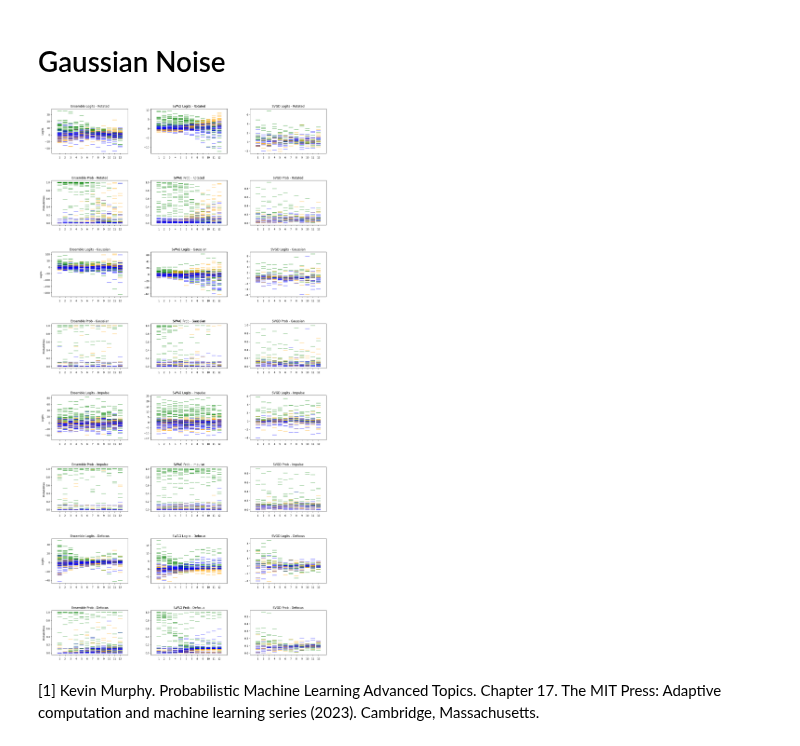
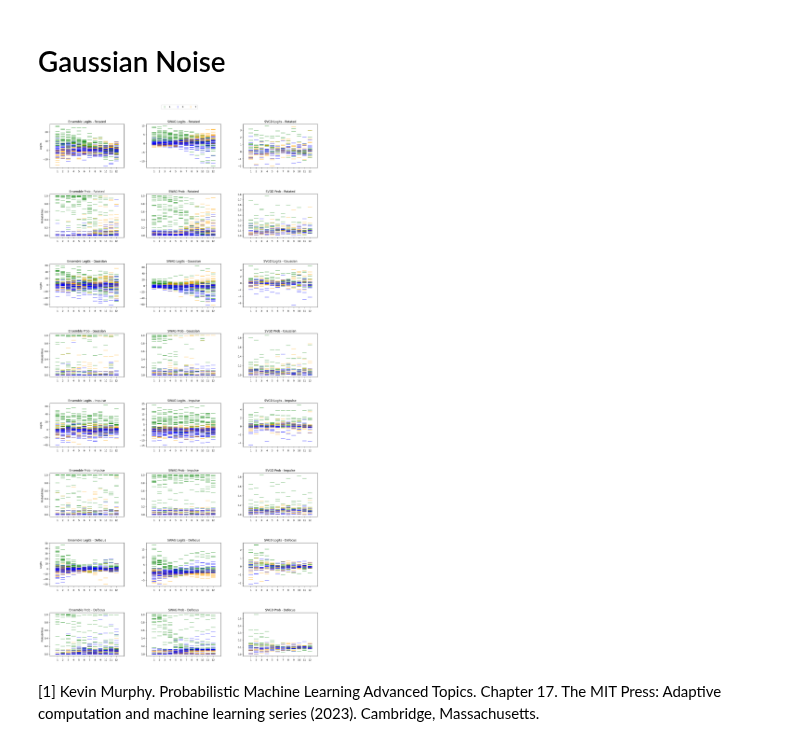
Before and after one commit to lbai-lab/push, a Jupyter notebook: docs/source/tutorials/02_Uncertainty_Quantification/augmentation.ipynb, the cells around one changed output. Saved outputs shown, nothing was run; the diff lists cells and outputs as text; code cells hidden in the pictures.

Commit message:
legend augmentation

```diff
--- a/docs/source/tutorials/02_Uncertainty_Quantification/augmentation.ipynb
+++ b/docs/source/tutorials/02_Uncertainty_Quantification/augmentation.ipynb
@@ -290,33 +290,41 @@ outputs_dict = {
     'Defocus': (defocus_ensemble_outputs, defocus_swag_outputs, defocus_svgd_outputs, defocus_loaders)
 }
 
 
 # Plotting code
 fig_width, fig_height = 20, 40  # Increase figure height to provide more space
 fig, axes = plt.subplots(nrows=2*len(noise_types), ncols=len(method_names), figsize=(fig_width, fig_height))
 
 for row_idx, noise in enumerate(noise_types):
     for col_idx, method in enumerate(method_names):
         outputs, loaders = outputs_dict[noise][col_idx], outputs_dict[noise][-1]
         # Plot logits
         ax_logits = axes[2*row_idx, col_idx]
         plot_data(ax_logits, outputs, f"{method} Logits - {noise}", loaders, stat_type='logits')
         # Plot probabilities
         ax_prob = axes[2*row_idx + 1, col_idx]
         plot_data(ax_prob, outputs, f"{method} Prob - {noise}", loaders, stat_type='prob')
         # Hide y-labels for all but the first column
         if col_idx > 0:
             ax_logits.set_ylabel('')
             ax_prob.set_ylabel('')
 
 # Adjust subplot parameters to fit everything
 plt.subplots_adjust(hspace=0.6, wspace=0.3)
 
+import matplotlib.lines as mlines
+legend_elements = [
+    mlines.Line2D([], [], color='green', marker='|', linestyle='None', markersize=10, label='1'),
+    mlines.Line2D([], [], color='blue', marker='|', linestyle='None', markersize=10, label='3'),
+    mlines.Line2D([], [], color='orange', marker='|', linestyle='None', markersize=10, label='7'),
+]
+fig.legend(handles=legend_elements, loc='lower center', bbox_to_anchor=(0.5, 0.9), ncol=3)
+
 # Save the plot to a file to prevent display issues in Jupyter Notebook
 # plt.savefig('/augmentation_plot.png', dpi=300, bbox_inches='tight')
 
 plt.show()
 # %% [output]
-[figure, old version]
+[figure, new version]
 # %% [markdown]
 [1] Kevin Murphy. Probabilistic Machine Learning Advanced Topics. Chapter 17. The MIT Press: Adaptive computation and machine learning series (2023). Cambridge, Massachusetts.
```
